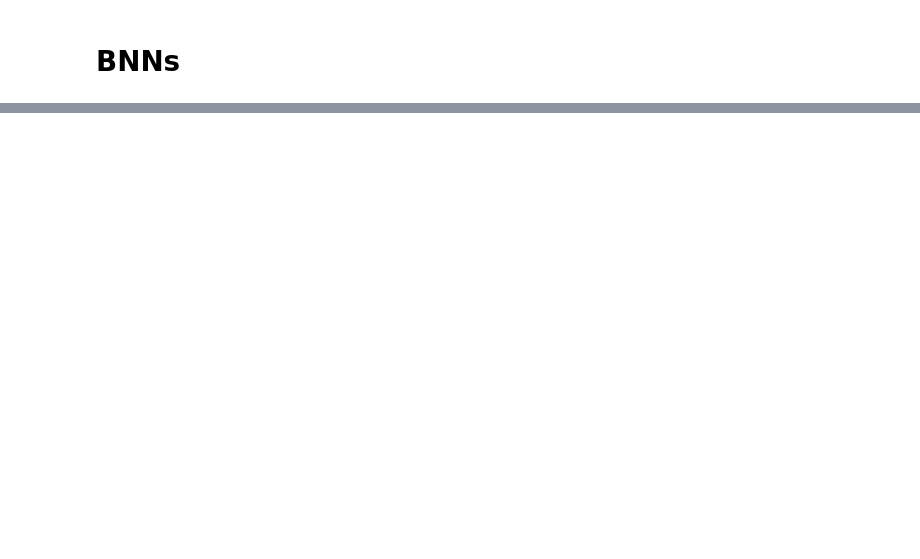
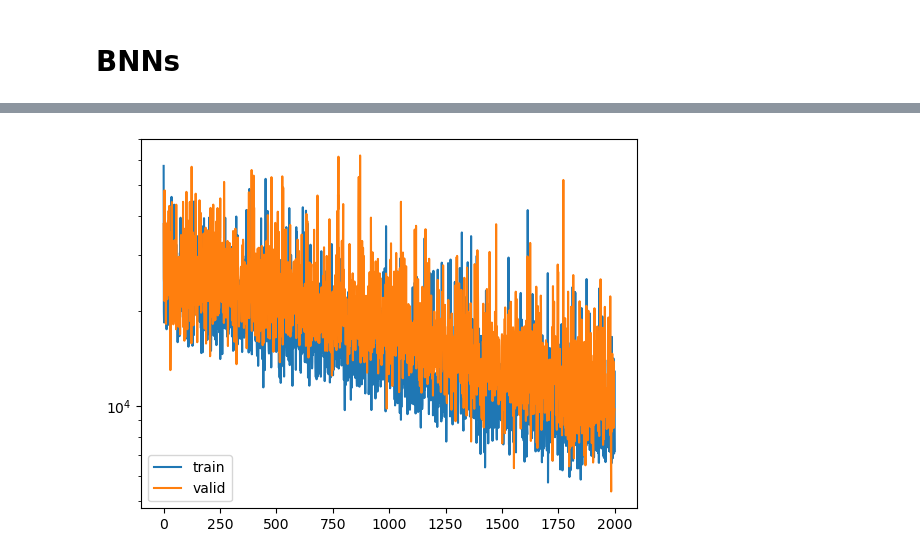
Before and after one commit to Jonalex7/SurrogateModels, a Jupyter notebook: BNNs/four_branch/BNN_Singletest.ipynb, the cells around one changed output, grey strips where cells are left out. Cells and saved outputs as stored; diff of their text form; code cells hidden in the pictures; blank space fills up the shorter version.

```diff
--- a/BNNs/four_branch/BNN_Singletest.ipynb
+++ b/BNNs/four_branch/BNN_Singletest.ipynb
@@ -41,0 +89,28 @@ Pf_ref, B_ref
+# %%
+dim = 2
+output = 1
+layers, archit = 2 , [16, 16] #ange archit size if layers are increased
+
+#-------------------------------------------creating bnn
+#setting up the network architecture -----------------------------------
+config = {"n_infeatures": dim,
+        "n_outfeatures": output,
+        "n_samples": len(X),
+        "learn_all_params": False,  #to learn mean and sigma
+        "fixed_param": 0.001}
+
+mybnn = Pbnn(config)
+mybnn.build_bnn(layers, archit) #----------------------------------------------------------MODEL ARCHITECTURE
+# %%
+training_epochs = 2000
+batch_size = len(X)
+# batch_size = [np.floor_divide(len(X), 2)][0] + 1  # half of the DoE
+#-------------------------------------------training bnn
+train_env = {"batch_size": batch_size,
+            "learning_rate": 0.001,
+            "epochs": training_epochs,
+            "callback_patience": 500,
+            "verbose": 1,
+            "valid_split":0.3}
+print('Training BNN With', len(X), 'samples' )
+history = mybnn.train_bnn(X, Y, train_env)
@@ -41,0 +135,14 @@ Pf_ref, B_ref
+# %%
+train_loss = history.history['loss']
+val_loss = history.history['val_loss']
+
+fig = plt.figure()
+ax = fig.add_subplot()
+ax.plot(train_loss, label='train')
+ax.plot(val_loss, label='valid')
+
+ax.set_yscale('log')
+plt.legend()
+plt.show()
+# %% [output]
+[figure, added]
```
Also changed, not shown: parts of 28 cells of this notebook, 1 other file.
